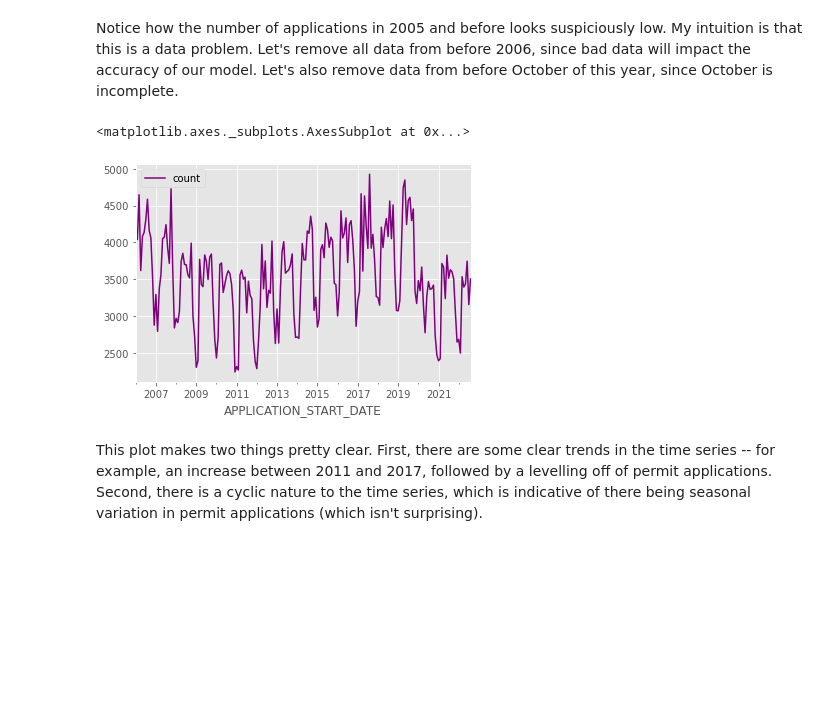
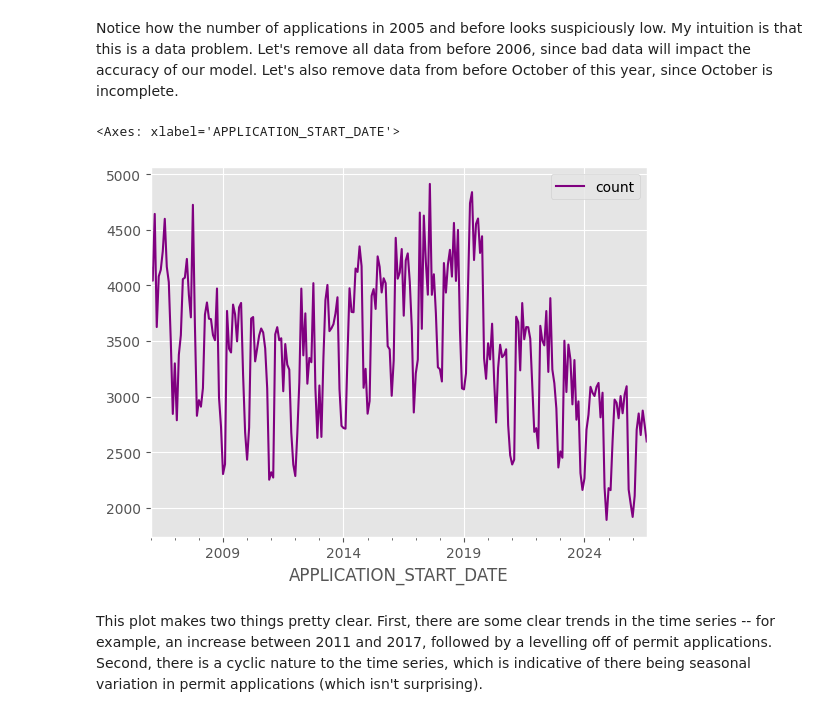
Before and after one commit to samvishnevskiy/TE_440, a Jupyter notebook: data project - milestone 1-1.ipynb, the cells around one changed output. Drawn from its saved outputs; the diff is of its cells as text; code cells hidden in the pictures; blank space fills up the shorter version.

```diff
--- a/data project - milestone 1-1.ipynb
+++ b/data project - milestone 1-1.ipynb
@@ -96,5 +97,5 @@ Index(['ID', 'PERMIT#', 'PERMIT_TYPE', 'REVIEW_TYPE', 'APPLICATION_START_DATE',
 # %%
-chicago_permits_df_sub = chicago_permits_df[['ID', 'PERMIT#', 'PERMIT_TYPE', 'REVIEW_TYPE', 'APPLICATION_START_DATE','STREET DIRECTION','COMMUNITY_AREA','LATITUDE', 'LONGITUDE', 'LOCATION']]
+chicago_permits_df_sub = chicago_permits_df[['ID', 'PERMIT#', 'PERMIT_TYPE', 'REVIEW_TYPE', 'APPLICATION_START_DATE','STREET_DIRECTION','COMMUNITY_AREA','LATITUDE', 'LONGITUDE', 'LOCATION']]
 # %%
 chicago_permits_df_sub.info()
 # %% [output]
@@ -212,7 +409,7 @@ import datetime
 fixed_dates_df = chicago_permits_df_sub_notnull.copy()
 fixed_dates_df["APPLICATION_START_DATE"] = fixed_dates_df["APPLICATION_START_DATE"].apply(pd.to_datetime)
 fixed_dates_df = fixed_dates_df.set_index(fixed_dates_df["APPLICATION_START_DATE"])
-grouped = fixed_dates_df.resample("M").count()
+grouped = fixed_dates_df.resample("ME").count()
 data_df = pd.DataFrame({"count": grouped.values.flatten()}, index=grouped.index)
 data_df.head(10)
 # %% [output]
@@ -255,14 +456,14 @@ data_df.plot(color="purple")
 Notice how the number of applications in 2005 and before looks suspiciously low. My intuition is that this is a data problem. Let's remove all data from before 2006, since bad data will impact the accuracy of our model. Let's also remove data from before October of this year, since October is incomplete.
 # %%
 def is_between_2006_and_now(date):
-    return date > datetime.datetime(2006, 1, 1) and date < datetime.datetime(2022, 9, 1)
+    return date > datetime.datetime(2006, 1, 1) and date < datetime.datetime(2026, 9, 1)
 #Please update the date range
 
 data_df = data_df[data_df.index.to_series().apply(is_between_2006_and_now)]
 data_df.plot(color="purple")
 # %% [output]
-<matplotlib.axes._subplots.AxesSubplot at 0x...>
+<Axes: xlabel='APPLICATION_START_DATE'>
-[figure, old version]
+[figure, new version]
 # %% [markdown]
 This plot makes two things pretty clear. First, there are some clear trends in the time series -- for example, an increase between 2011 and 2017, followed by a levelling off of permit applications. Second, there is a cyclic nature to the time series, which is indicative of there being seasonal variation in permit applications (which isn't surprising).
 # %% [markdown]
```
Also changed, not shown: parts of 19 cells of this notebook, 2 other files.
